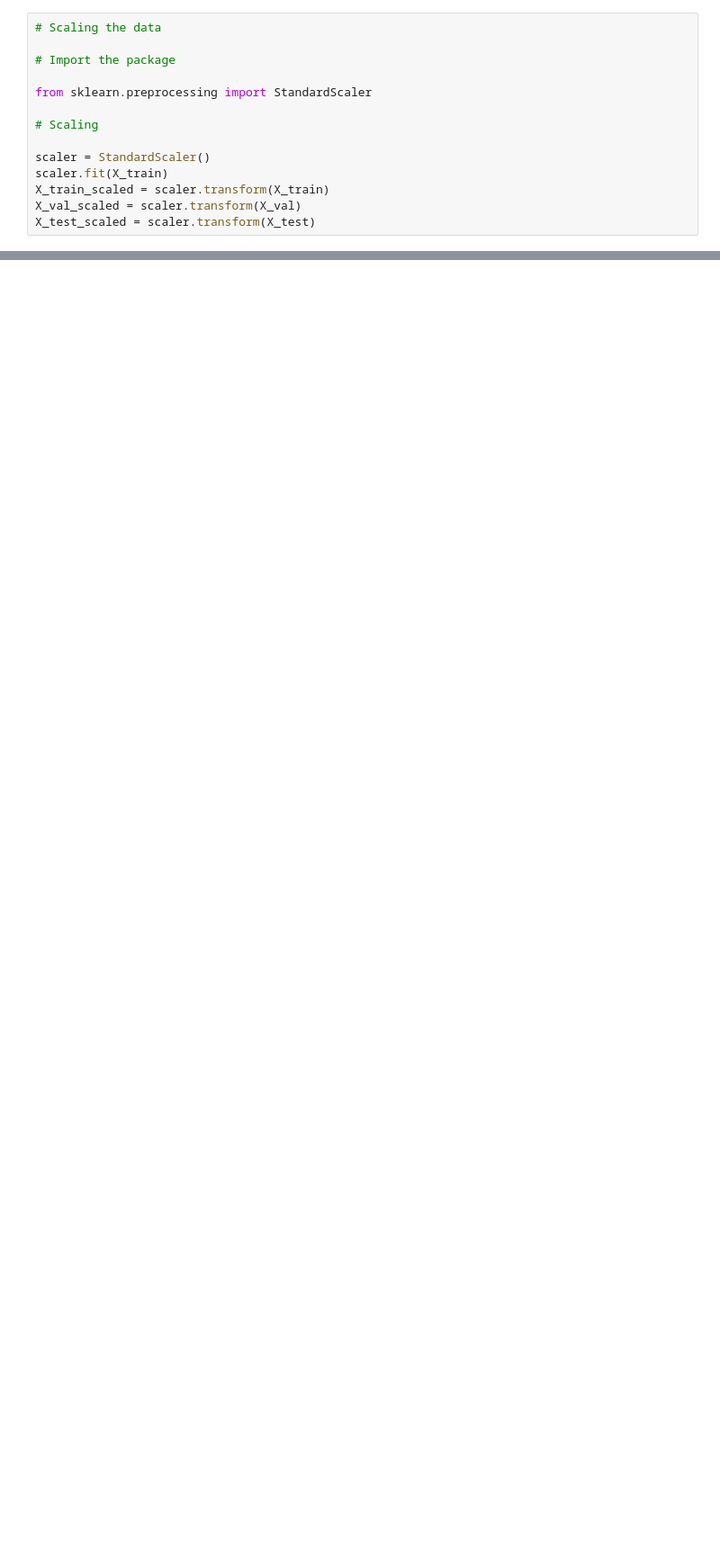
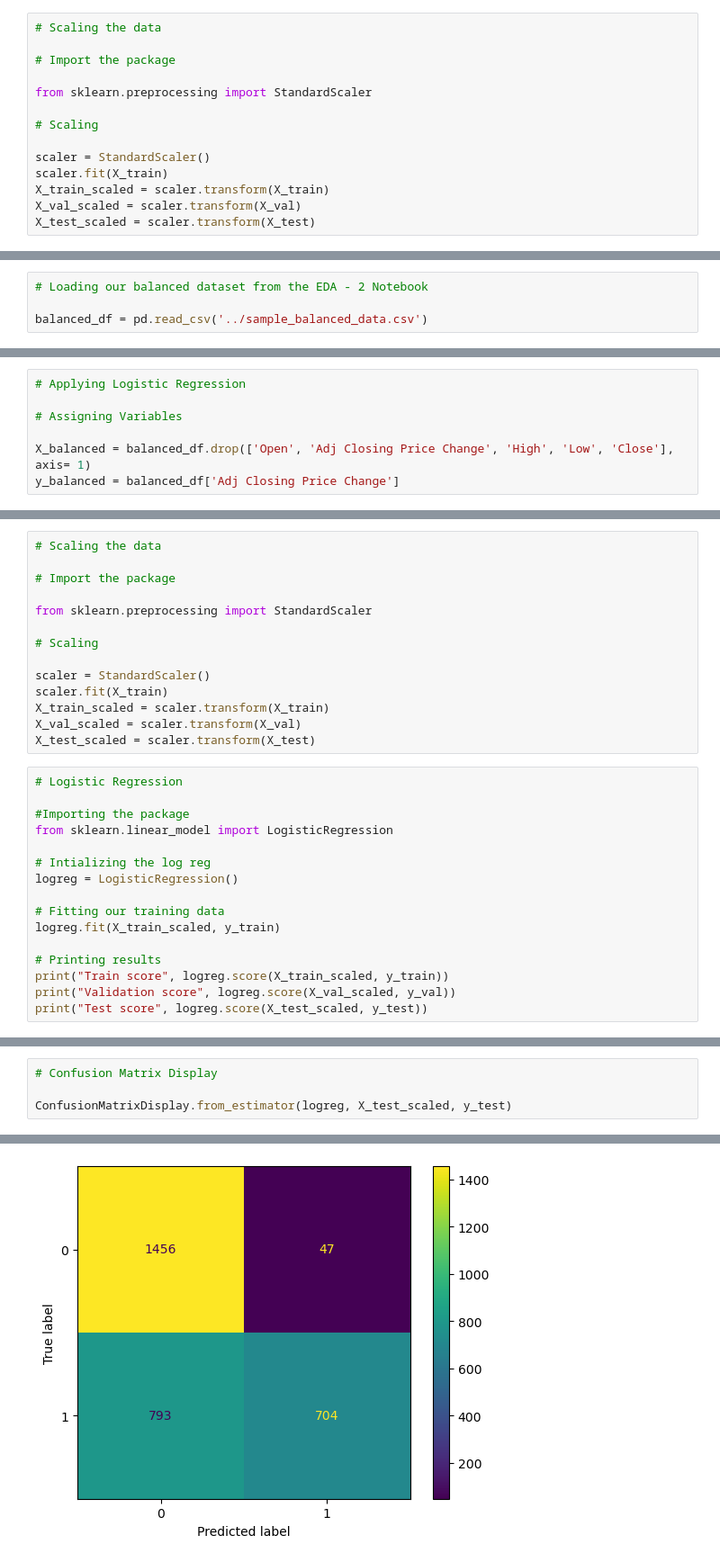
Before and after one commit to renishk2/nasdaq_100_stock_movement_predictor, a Jupyter notebook: Notebooks/Modeling_1.ipynb, the cells around one changed output, grey strips where cells are left out. Shown at 90% size. Saved outputs shown, nothing was run; the diff lists cells and outputs as text; blank space fills up the shorter version.

Commit message:
worked on models

```diff
--- a/Notebooks/Modeling_1.ipynb
+++ b/Notebooks/Modeling_1.ipynb
@@ -172,0 +191,4 @@ Test score 0.857209462112289
+# %%
+# Loading our balanced dataset from the EDA - 2 Notebook
+
+balanced_df = pd.read_csv('../sample_balanced_data.csv')
@@ -172,0 +210,7 @@ Test score 0.857209462112289
+# %%
+# Applying Logistic Regression
+
+# Assigning Variables
+
+X_balanced = balanced_df.drop(['Open', 'Adj Closing Price Change', 'High', 'Low', 'Close'], axis= 1)
+y_balanced = balanced_df['Adj Closing Price Change']
@@ -172,0 +231,30 @@ Test score 0.857209462112289
+# %%
+# Scaling the data
+
+# Import the package
+
+from sklearn.preprocessing import StandardScaler
+
+# Scaling
+
+scaler = StandardScaler()
+scaler.fit(X_train)
+X_train_scaled = scaler.transform(X_train)
+X_val_scaled = scaler.transform(X_val)
+X_test_scaled = scaler.transform(X_test)
+# %%
+# Logistic Regression
+
+#Importing the package
+from sklearn.linear_model import LogisticRegression
+
+# Intializing the log reg
+logreg = LogisticRegression()
+
+# Fitting our training data
+logreg.fit(X_train_scaled, y_train)
+
+# Printing results
+print("Train score", logreg.score(X_train_scaled, y_train))
+print("Validation score", logreg.score(X_val_scaled, y_val))
+print("Test score", logreg.score(X_test_scaled, y_test))
@@ -172,0 +287,5 @@ Test score 0.857209462112289
+# %%
+# Confusion Matrix Display
+
+ConfusionMatrixDisplay.from_estimator(logreg, X_test_scaled, y_test)
+# %% [output]
@@ -172,0 +293 @@ Test score 0.857209462112289
+[figure, added]
```
Also changed, not shown: parts of 23 cells of this notebook, 4 other files.
